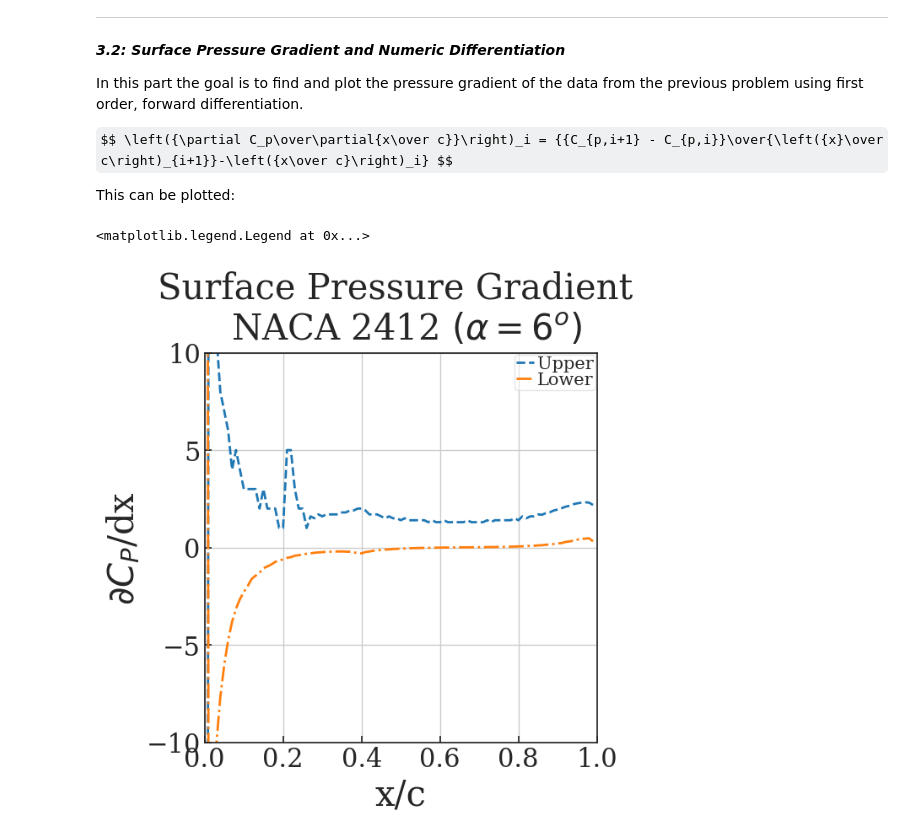
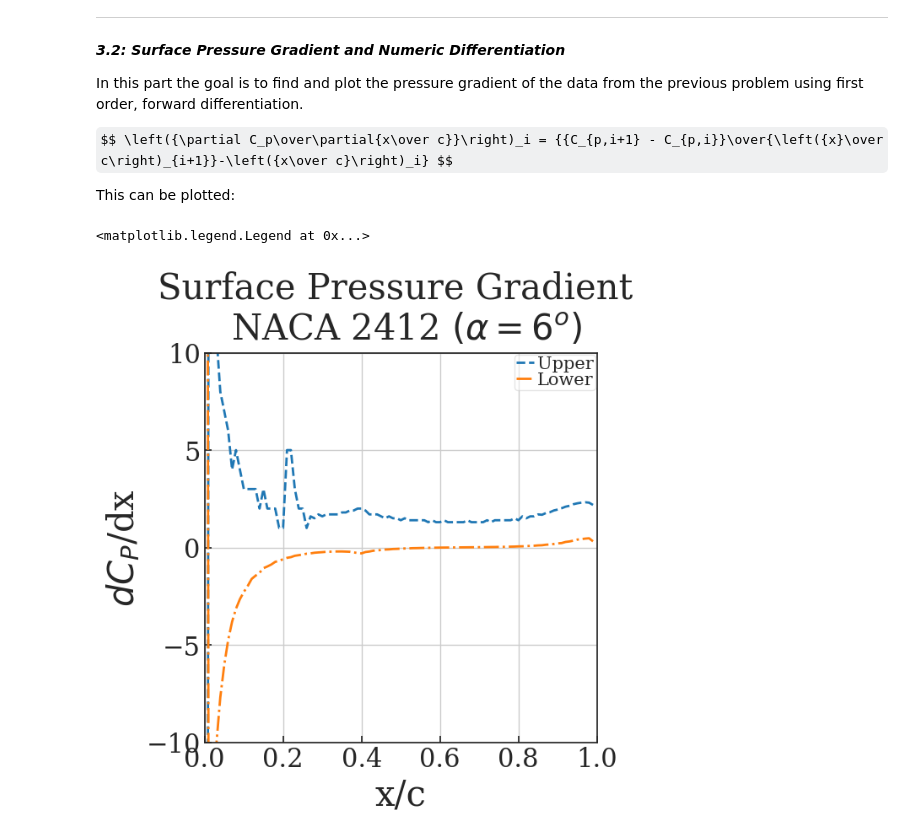
Before and after one commit to ndrichmond/EAE127, a Jupyter notebook: Project 0/Project 0.ipynb, the cells around one changed output. Saved outputs shown, nothing was run; the diff lists cells and outputs as text; code cells hidden in the pictures; some formulas as TeX source.

```diff
--- a/Project 0/Project 0.ipynb
+++ b/Project 0/Project 0.ipynb
@@ -275,23 +275,23 @@ This can be plotted:
 # %%
 #plot the pressure gradient for NACA 2412 upper and lower edges
 
 dCpudx = np.zeros(len(Cpu) - 1) #forward difference so one less point
 dCpldx = np.zeros(len(Cpl) - 1)
 for i in range(len(dCpudx)):
     dCpudx[i] = (Cpu[i+1] - Cpu[i]) / (x[i+1] - x[i]) #slope equation
     dCpldx[i] = (Cpl[i+1] - Cpl[i]) / (x[i+1] - x[i])
 #Plot Pressure Gradient
 plt.figure(figsize=(6,6))
 plt.title('Surface Pressure Gradient \n NACA 2412 $(\\alpha=6^o)$')
 plt.xlabel("x/c") #Label x axis (non-dimensional x)
-plt.ylabel("$\\partial C_P$/\\partial x") #Label y axis Pressure coefficient
+plt.ylabel("$dC_P$/dx") #Label y axis Pressure coefficient
 #Plot Airfoil Data
 plt.plot(x[:-1], dCpudx, label='Upper', linewidth=2, linestyle='--')
 plt.plot(x[:-1], dCpldx, label='Lower', linewidth=2, linestyle='-.')
 plt.grid(True) #Plot a grid
 plt.xlim([0, 1]) #Lock x-axis to airfoil
 plt.ylim([-10, 10]) #Limit bounds to see smaller results
 plt.legend(loc='best') #Legend
 # %% [output]
 <matplotlib.legend.Legend at 0x...>
-[figure, old version]
+[figure, new version]
```
Also changed, not shown: parts of 4 cells of this notebook, 6 other files.
